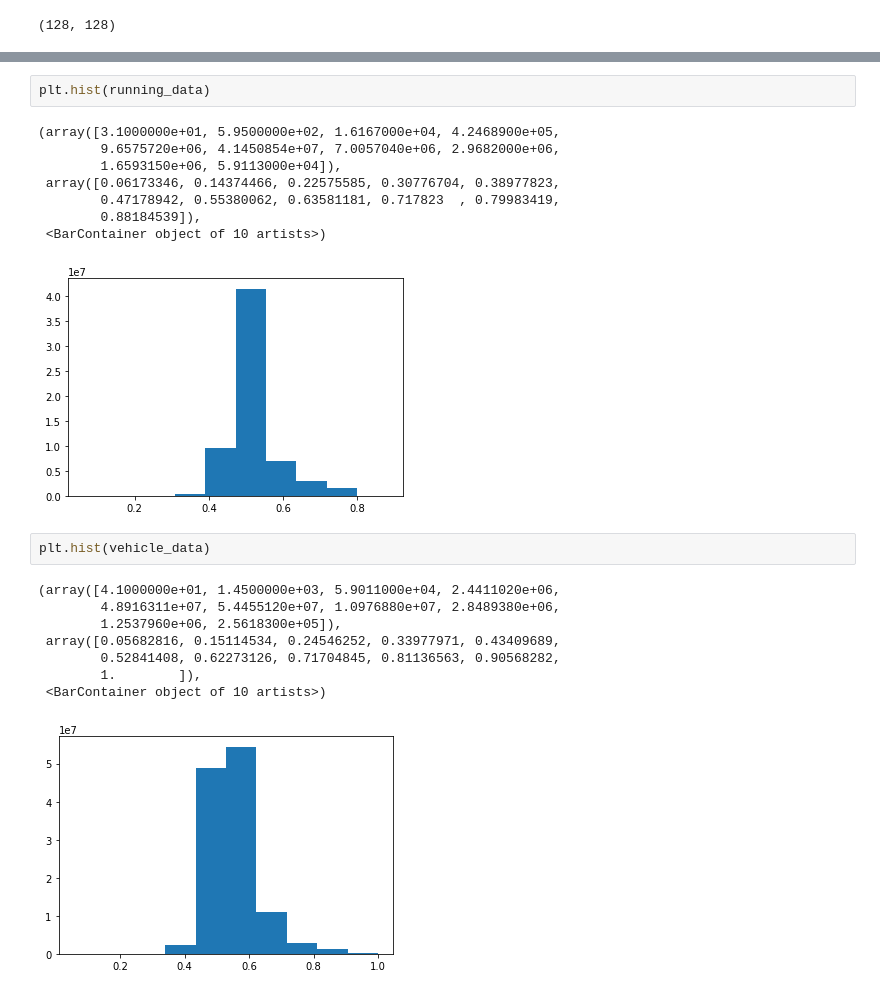
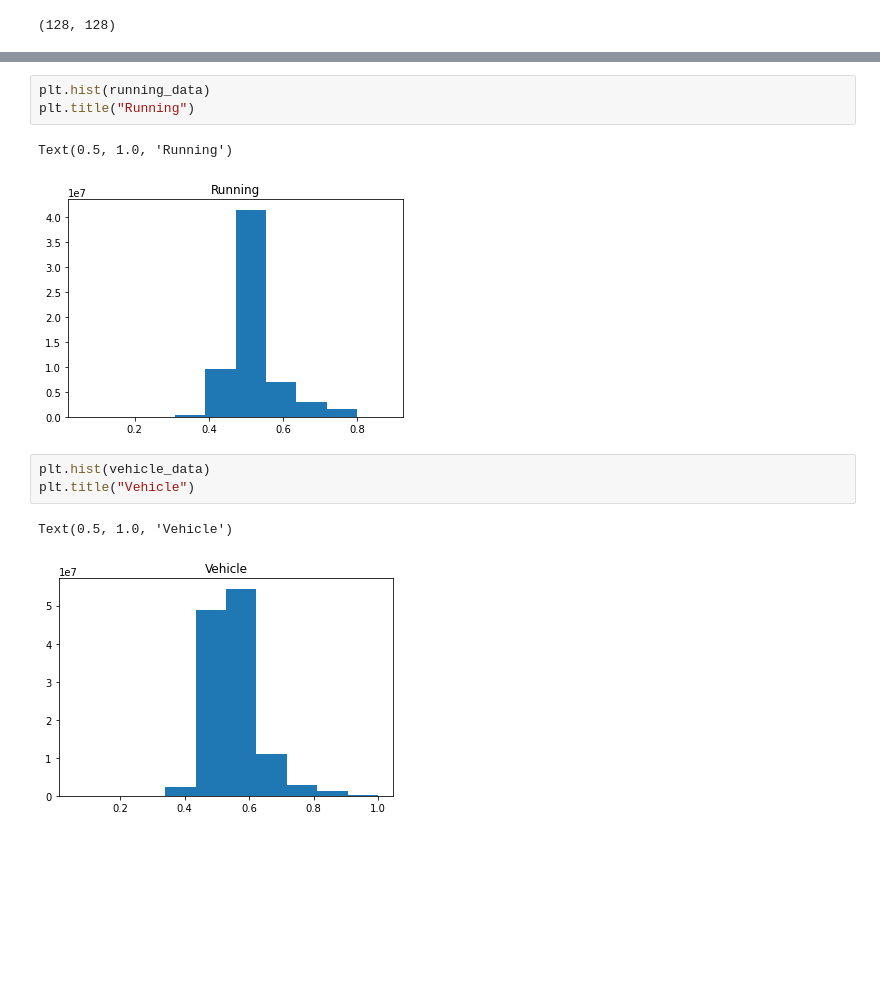
Before and after one commit to nemashy/Masters-Nyasha, a Jupyter notebook: Exploratory Data Analysis.ipynb, the cells around one changed output, grey strips where cells are left out. Cells and saved outputs as stored; diff of their text form; blank space fills up the shorter version.

```diff
--- a/Exploratory Data Analysis.ipynb
+++ b/Exploratory Data Analysis.ipynb
@@ -257,24 +213,14 @@ plt.hist(walking_data)
 # %%
 plt.hist(running_data)
+plt.title("Running")
 # %% [output]
-(array([3.1000000e+01, 5.9500000e+02, 1.6167000e+04, 4.2468900e+05,
-        9.6575720e+06, 4.1450854e+07, 7.0057040e+06, 2.9682000e+06,
-        1.6593150e+06, 5.9113000e+04]),
- array([0.06173346, 0.14374466, 0.22575585, 0.30776704, 0.38977823,
-        0.47178942, 0.55380062, 0.63581181, 0.717823  , 0.79983419,
-        0.88184539]),
- <BarContainer object of 10 artists>)
+Text(0.5, 1.0, 'Running')
-[figure, old version]
+[figure, new version]
 # %%
 plt.hist(vehicle_data)
+plt.title("Vehicle")
 # %% [output]
-(array([4.1000000e+01, 1.4500000e+03, 5.9011000e+04, 2.4411020e+06,
-        4.8916311e+07, 5.4455120e+07, 1.0976880e+07, 2.8489380e+06,
-        1.2537960e+06, 2.5618300e+05]),
- array([0.05682816, 0.15114534, 0.24546252, 0.33977971, 0.43409689,
-        0.52841408, 0.62273126, 0.71704845, 0.81136563, 0.90568282,
-        1.        ]),
- <BarContainer object of 10 artists>)
+Text(0.5, 1.0, 'Vehicle')
-[figure, old version]
+[figure, new version]
 # %%
 plt.hist(clutter_data)
```
Also changed, not shown: parts of 18 cells of this notebook, 1 other file.
